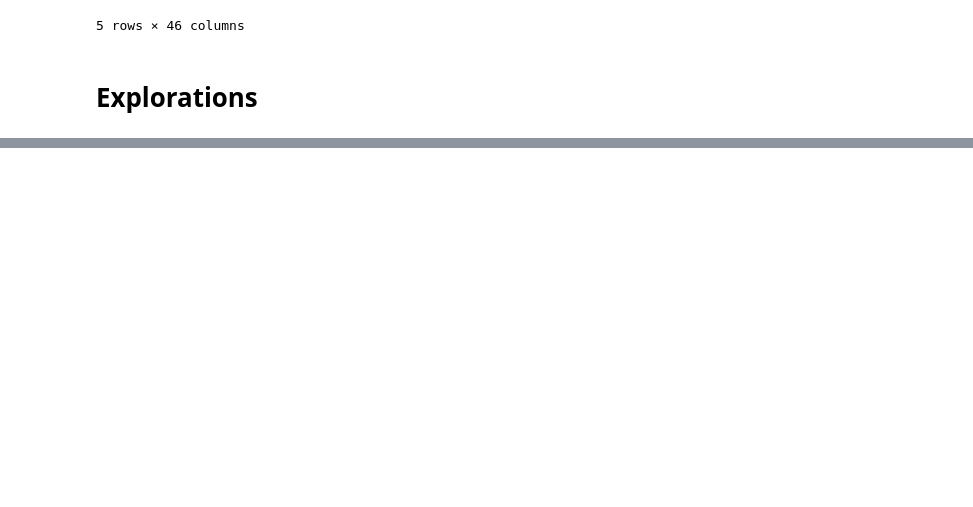
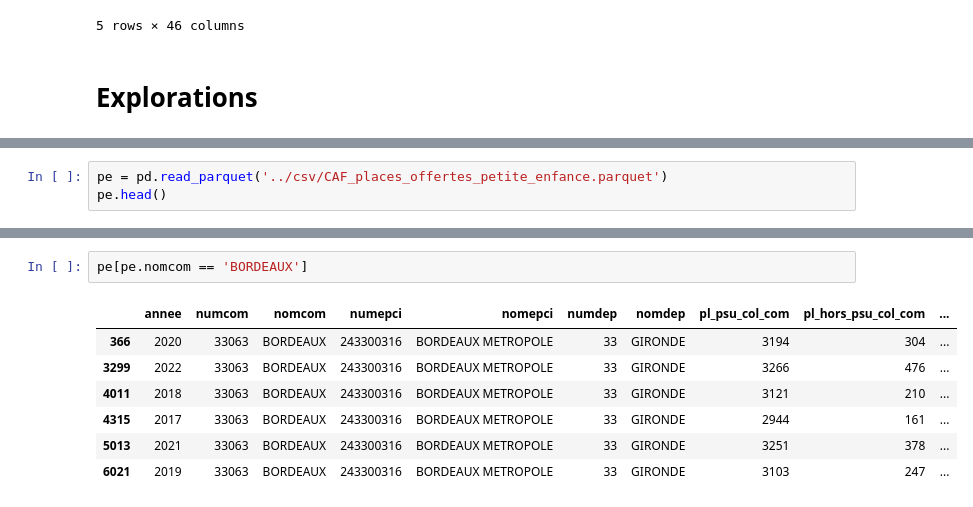
Before and after one commit to jbesan/13_odis_stream2, a Jupyter notebook: notebooks/odis_stream2_data_gathering.ipynb, the cells around one changed output, grey strips where cells are left out. Saved outputs shown, nothing was run; the diff lists cells and outputs as text; blank space fills up the shorter version.

```diff
--- a/notebooks/odis_stream2_data_gathering.ipynb
+++ b/notebooks/odis_stream2_data_gathering.ipynb
@@ -611,0 +699,3 @@ odis.head()
+# %%
+pe = pd.read_parquet('../csv/CAF_places_offertes_petite_enfance.parquet')
+pe.head()
@@ -611,0 +709,10 @@ odis.head()
+# %%
+pe[pe.nomcom == 'BORDEAUX']
+# %% [output]
+|  | annee | numcom | nomcom | numepci | nomepci | numdep | nomdep | pl_psu_col_com | pl_hors_psu_col_com | ... |
+| 366 | 2020 | 33063 | BORDEAUX | 243300316 | BORDEAUX METROPOLE | 33 | GIRONDE | 3194 | 304 | ... |
+| 3299 | 2022 | 33063 | BORDEAUX | 243300316 | BORDEAUX METROPOLE | 33 | GIRONDE | 3266 | 476 | ... |
+| 4011 | 2018 | 33063 | BORDEAUX | 243300316 | BORDEAUX METROPOLE | 33 | GIRONDE | 3121 | 210 | ... |
+| 4315 | 2017 | 33063 | BORDEAUX | 243300316 | BORDEAUX METROPOLE | 33 | GIRONDE | 2944 | 161 | ... |
+| 5013 | 2021 | 33063 | BORDEAUX | 243300316 | BORDEAUX METROPOLE | 33 | GIRONDE | 3251 | 378 | ... |
+| 6021 | 2019 | 33063 | BORDEAUX | 243300316 | BORDEAUX METROPOLE | 33 | GIRONDE | 3103 | 247 | ... |
```
Also changed, not shown: parts of 13 cells of this notebook, 35 other files.
